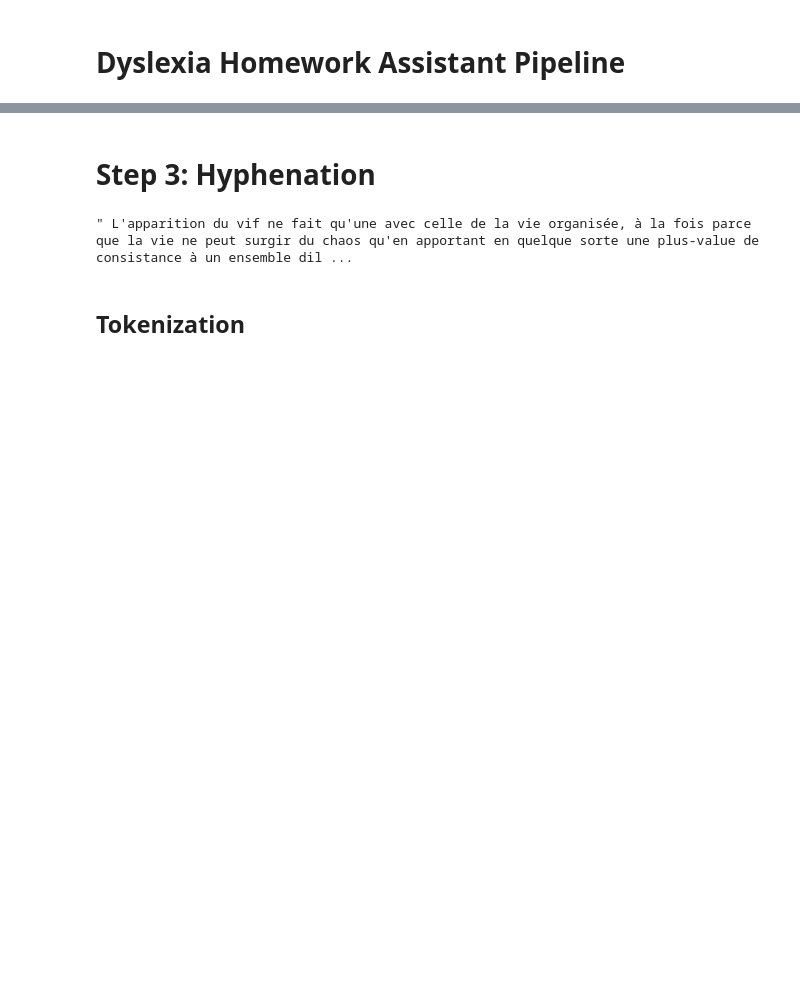
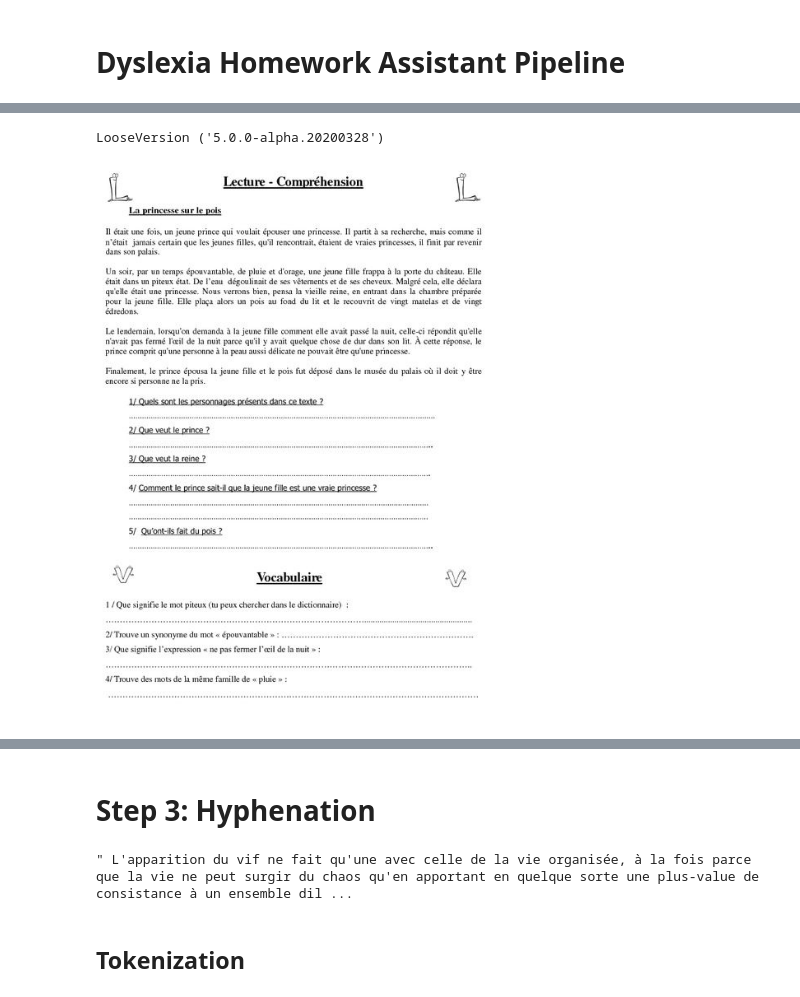
Before and after one commit to TheoLvs/adaptive-learning, a Jupyter notebook: notebooks/Dyslexia Homework Assistant pipeline.ipynb, the cells around one changed output, grey strips where cells are left out. Drawn from its saved outputs; the diff is of its cells as text; code cells hidden in the pictures; blank space fills up the shorter version.

```diff
--- a/notebooks/Dyslexia Homework Assistant pipeline.ipynb
+++ b/notebooks/Dyslexia Homework Assistant pipeline.ipynb
@@ -21,0 +22,12 @@ The autoreload extension is already loaded. To reload it, use:
+# %%
+from PIL import Image
+import pytesseract
+
+pytesseract.pytesseract.tesseract_cmd = r'C:\Program Files\Tesseract-OCR\tesseract'
+pytesseract.get_tesseract_version()
+# %% [output]
+LooseVersion ('5.0.0-alpha.20200328')
+# %%
+Image.open("data/exercises/exercise1.jpg")
+# %% [output]
+[figure, added]
```
Also changed, not shown: parts of 10 cells of this notebook, 2 other files.
